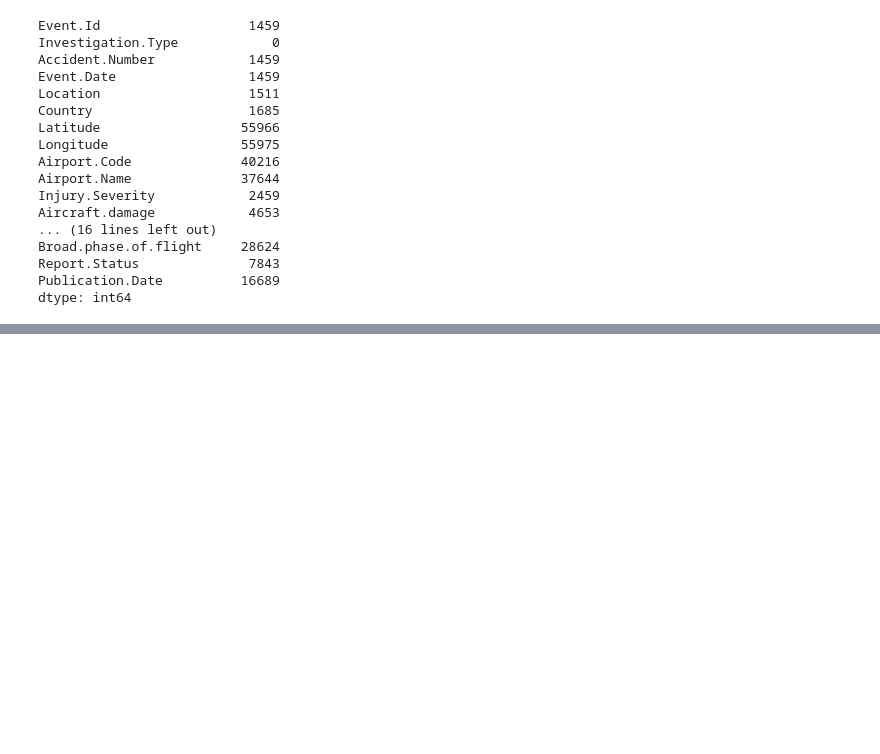
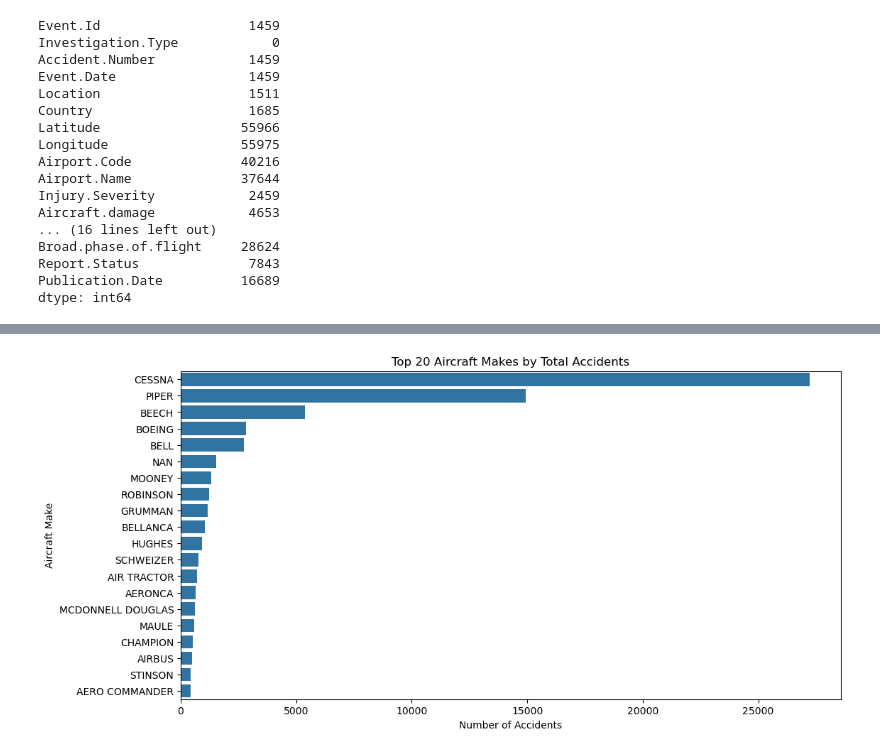
Before and after one commit to Mathews-Odongo/dsc-phase-1-project-v3, a Jupyter notebook: student.ipynb, the cells around one changed output, grey strips where cells are left out. Saved outputs shown, nothing was run; the diff lists cells and outputs as text; code cells hidden in the pictures; blank space fills up the shorter version.

```diff
--- a/student.ipynb
+++ b/student.ipynb
@@ -133,9 +135,7 @@ dtype: int64
 cols_to_drop = [
     'Airport.Code', 'FAR.Description', 'Schedule',
     'Air.carrier', 'Latitude', 'Longitude',
-    'Airport.Name', 'Broad.phase.of.flight',
-    'Investigation.Type', 'Publication.Date', 'Report.Status'
-]
+    'Airport.Name', 'Investigation.Type', 'Publication.Date', 'Report.Status']
 # %%
 cols_to_drop = [col for col in cols_to_drop if col in Aviation_data.columns]
 Aviation_data= Aviation_data.drop(columns=cols_to_drop)
@@ -182,0 +175,19 @@ Aviation_data
+# %%
+#standadize engine type
+def standardize_engine(engine):
+    engine = str(engine).upper().strip()
+
+    if any(x in engine for x in ['PISTON', 'RECIP', 'CONTINENTAL', 'LYCOMING', 'ROTAX']):
+        return 'PISTON'
+    elif any(x in engine for x in ['TURBOPROP', 'TP', 'PT6', 'TPE331', 'PW100']):
+        return 'TURBOPROP'
+    elif any(x in engine for x in ['TURBOFAN', 'TURBOJET', 'JT8D', 'CFM56', 'GE90']):
+        return 'TURBOFAN'
+    elif any(x in engine for x in ['ROTARY', 'WANKEL']):
+        return 'ROTARY'
+    elif any(x in engine for x in ['ELECTRIC', 'BATTERY', 'HYBRID']):
+        return 'ELECTRIC'
+    else:
+        return 'UNKNOWN'
+
+Aviation_data['Engine.Type'] = Aviation_data['Engine.Type'].apply(standardize_engine)
@@ -182,0 +199,11 @@ Aviation_data
+# %%
+top_makes = Aviation_data['Make'].value_counts().head(20)
+
+plt.figure(figsize=(12, 6))
+sns.barplot(x=top_makes.values, y=top_makes.index,)
+plt.title("Top 20 Aircraft Makes by Total Accidents")
+plt.xlabel("Number of Accidents")
+plt.ylabel("Aircraft Make")
+plt.show()
+# %% [output]
+[figure, added]
```
Also changed, not shown: parts of 10 cells of this notebook.
